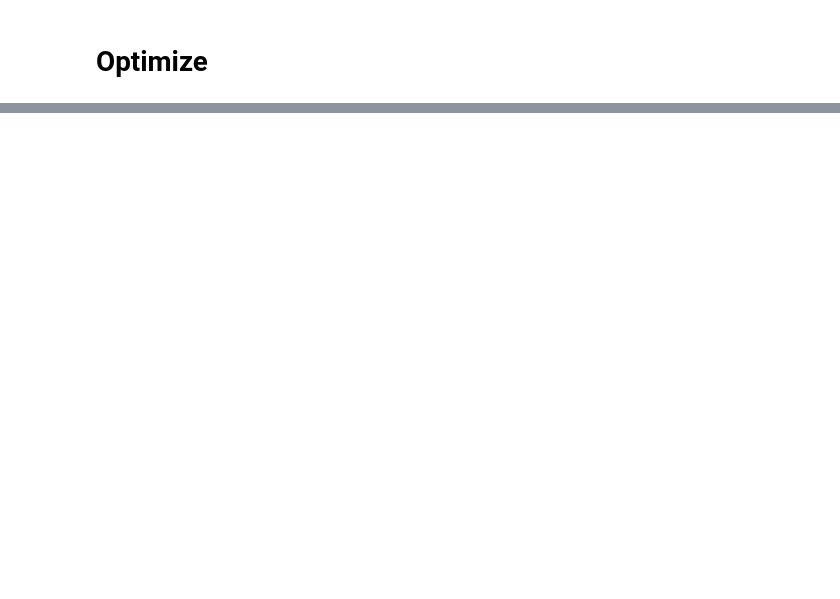
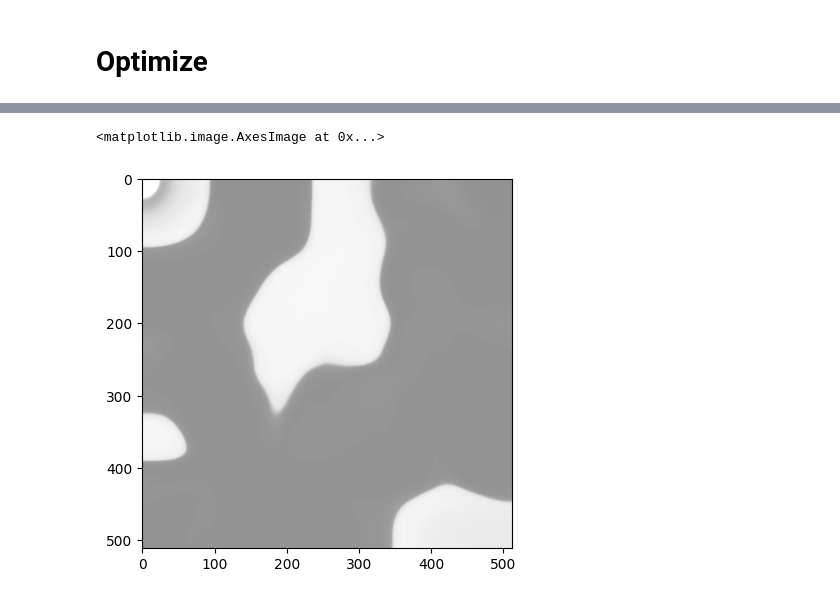
Before and after one commit to cmanzo/deep-image-prior, a Jupyter notebook: denoising.ipynb, the cells around one changed output, grey strips where cells are left out. Drawn from its saved outputs; the diff is of its cells as text; code cells hidden in the pictures; blank space fills up the shorter version.

```diff
--- a/denoising.ipynb
+++ b/denoising.ipynb
@@ -220,0 +282,5 @@ q = plot_image_grid([np.clip(out_np, 0, 1), img_np], factor=13)
+# %%
+plt.imshow(out_np[0, :, :], vmin=0, vmax=0.5, cmap="gray")
+# %% [output]
+<matplotlib.image.AxesImage at 0x...>
+[figure, added]
```
Also changed, not shown: parts of 7 cells of this notebook.
